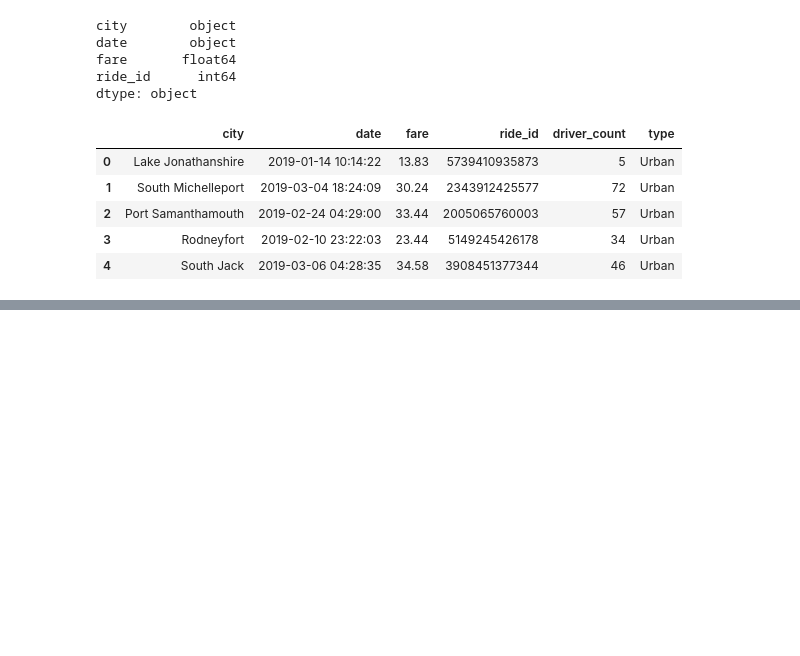
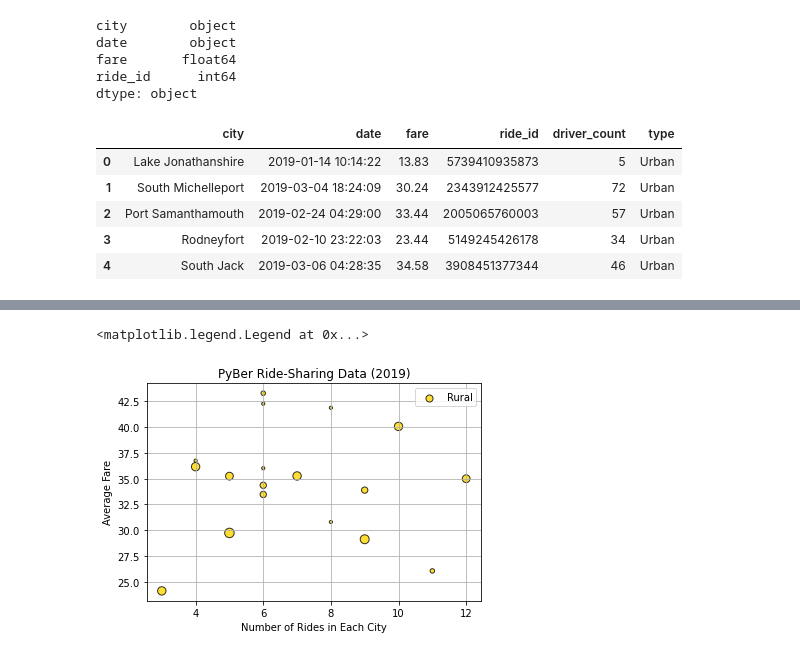
Before and after one commit to pbarana89/PyBer_Analysis, a Jupyter notebook: Pyber.ipynb, the cells around one changed output, grey strips where cells are left out. Drawn from its saved outputs; the diff is of its cells as text; code cells hidden in the pictures; blank space fills up the shorter version.

```diff
--- a/Pyber.ipynb
+++ b/Pyber.ipynb
@@ -109,0 +121,4 @@ pyber_data_df.head()
+# %%
+# Create the Rural city DataFrame.
+rural_cities_df = pyber_data_df[pyber_data_df["type"] == "Rural"]
+rural_cities_df.head()
@@ -109,0 +155,4 @@ pyber_data_df.head()
+# %%
+# Get the number of rides for rural cities.
+rural_ride_count = rural_cities_df.groupby(["city"]).count()["ride_id"]
+rural_ride_count.head()
@@ -109,0 +191,4 @@ pyber_data_df.head()
+# %%
+# Get the average fare of rides for rural cities/
+rural_ride_fares = rural_cities_df.groupby(["city"]).mean()["fare"]
+rural_ride_fares.head()
@@ -109,0 +227,4 @@ pyber_data_df.head()
+# %%
+# Get the average number of drivers for rural cities.
+rural_driver_count = rural_cities_df.groupby(["city"]).mean()["driver_count"]
+rural_driver_count.head()
@@ -109,0 +267,16 @@ pyber_data_df.head()
+# %%
+# Make a scatter plot for rural cities. The x-axis is the number of rides for each city.
+# The y-axis is the average fare for each city.
+# The size of each marker is the average number of drivers in each city.
+
+plt.scatter(rural_ride_count, rural_ride_fares, s= [i * 10 for i in rural_driver_count], alpha=.8, linewidths=1, color="gold", edgecolors="black", label="Rural")
+
+plt.xlabel("Number of Rides in Each City")
+plt.ylabel("Average Fare")
+plt.title("PyBer Ride-Sharing Data (2019)")
+plt.grid(True)
+#Add the legend
+plt.legend()
+# %% [output]
+<matplotlib.legend.Legend at 0x...>
+[figure, added]
```
Also changed, not shown: parts of 15 cells of this notebook, 1 other file.
